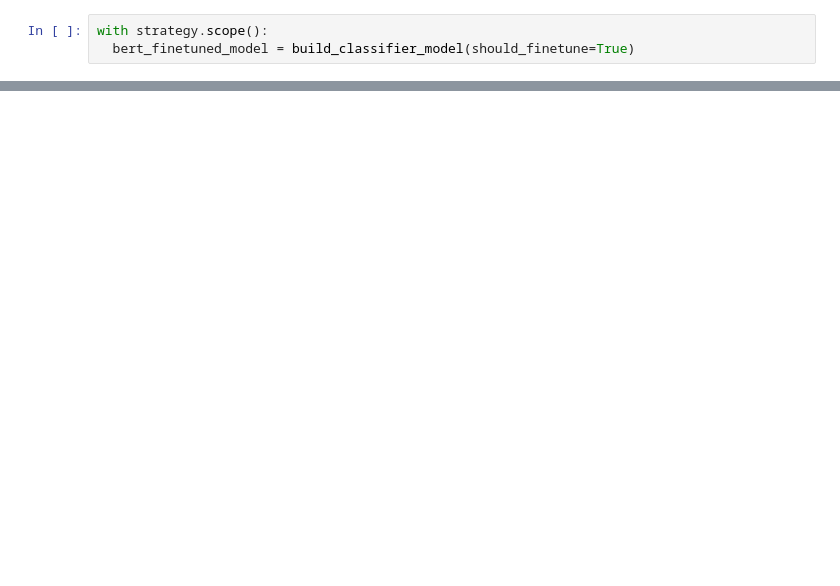
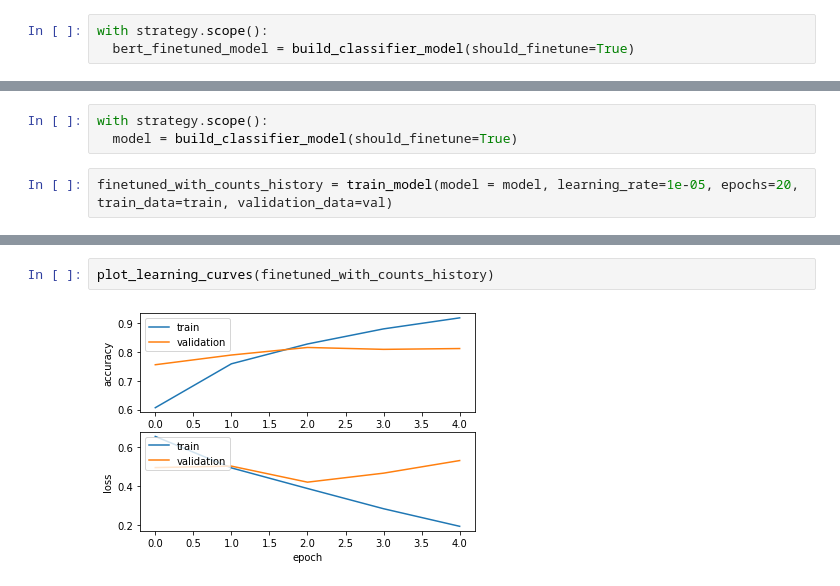
Before and after one commit to folaAj/jhu_nlp_class, a Jupyter notebook: NLP_Project.ipynb, the cells around one changed output, grey strips where cells are left out. Cells and saved outputs as stored; diff of their text form; blank space fills up the shorter version.

```diff
--- a/NLP_Project.ipynb
+++ b/NLP_Project.ipynb
@@ -269,0 +406,5 @@ https://srish6.medium.com/sentiment-analysis-using-the-sentiwordnet-lexicon-1a3d
+# %%
+with strategy.scope():
+  model = build_classifier_model(should_finetune=True)
+# %%
+finetuned_with_counts_history = train_model(model = model, learning_rate=1e-05, epochs=20, train_data=train, validation_data=val)
@@ -269,0 +422,4 @@ https://srish6.medium.com/sentiment-analysis-using-the-sentiwordnet-lexicon-1a3d
+# %%
+plot_learning_curves(finetuned_with_counts_history)
+# %% [output]
+[figure, added]
```
Also changed, not shown: parts of 34 cells of this notebook.
